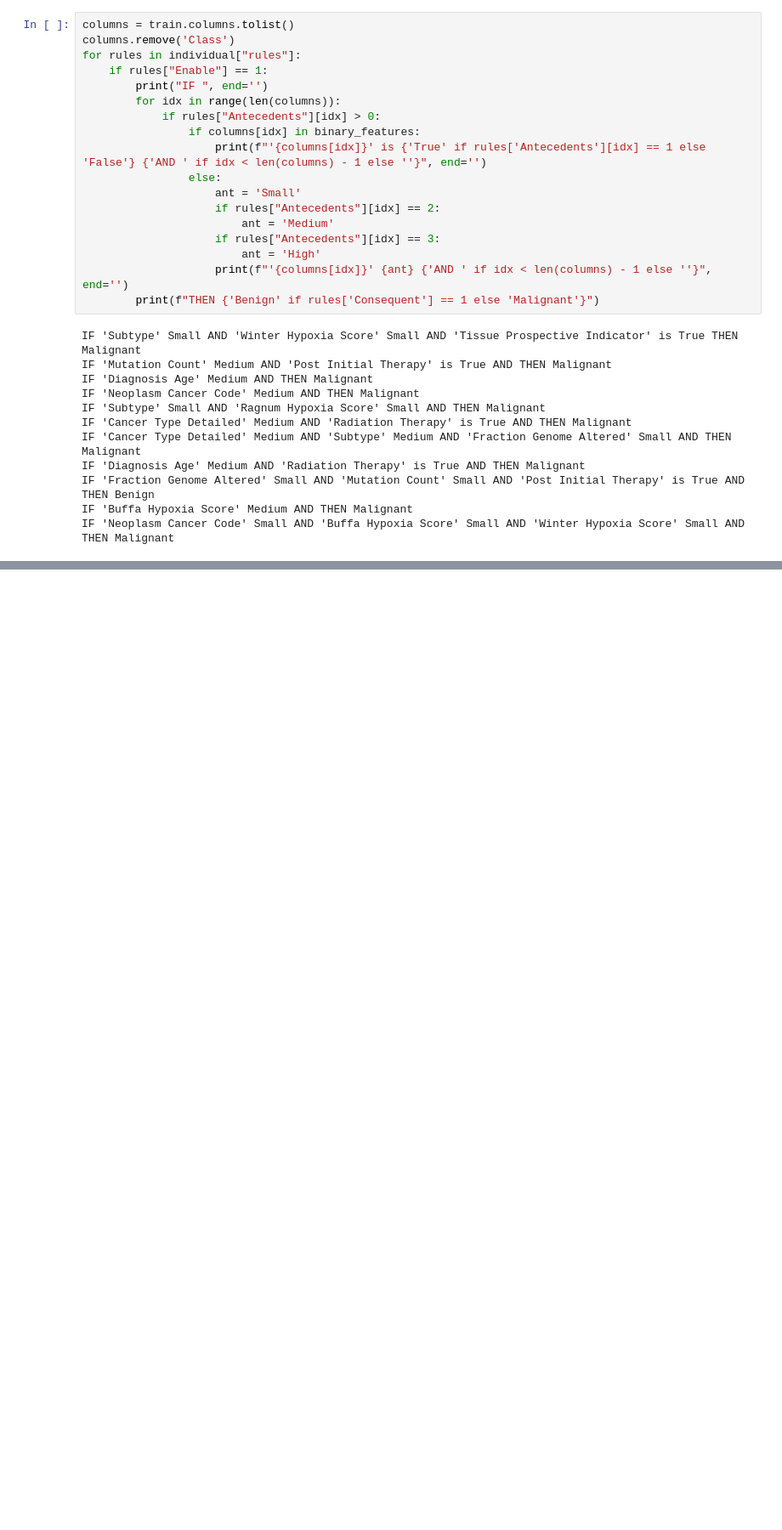
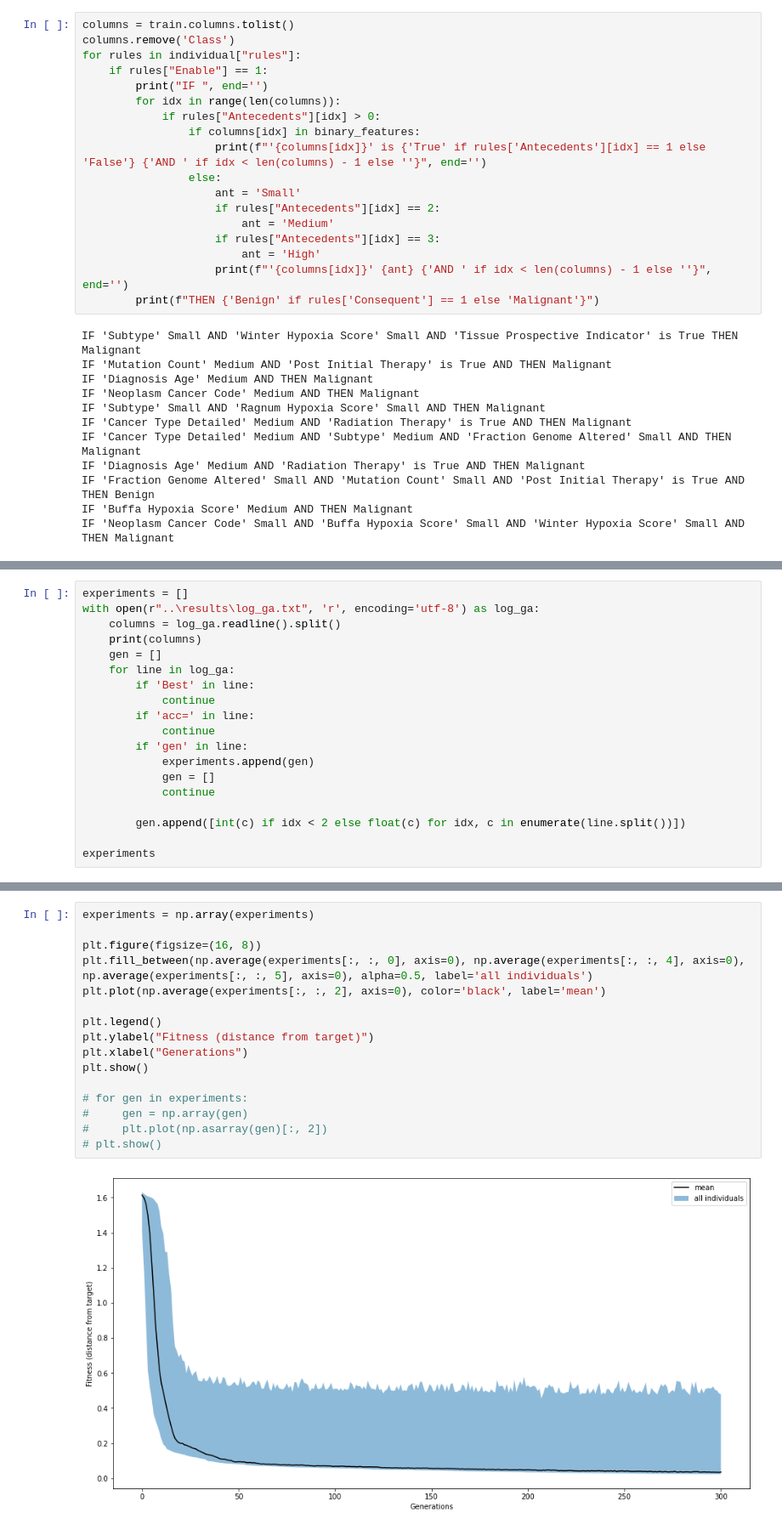
Before and after one commit to slynrick/OptimizingExplainabilityFuzzyGeneticBreastCancerRecurrenceClassifier, a Jupyter notebook: code/results.ipynb, the cells around one changed output, grey strips where cells are left out. Shown: that part at 85% size. Saved outputs shown, nothing was run; the diff lists cells and outputs as text; blank space fills up the shorter version.

```diff
--- a/code/results.ipynb
+++ b/code/results.ipynb
@@ -100,0 +124,19 @@ IF 'Neoplasm Cancer Code' Small AND 'Buffa Hypoxia Score' Small AND 'Winter Hypo
+# %%
+experiments = []
+with open(r"..\results\log_ga.txt", 'r', encoding='utf-8') as log_ga:
+    columns = log_ga.readline().split()
+    print(columns)
+    gen = []
+    for line in log_ga:
+        if 'Best' in line:
+            continue
+        if 'acc=' in line:
+            continue
+        if 'gen' in line:
+            experiments.append(gen)
+            gen = []
+            continue
+
+        gen.append([int(c) if idx < 2 else float(c) for idx, c in enumerate(line.split())])
+
+experiments
@@ -100,0 +162,18 @@ IF 'Neoplasm Cancer Code' Small AND 'Buffa Hypoxia Score' Small AND 'Winter Hypo
+# %%
+experiments = np.array(experiments)
+
+plt.figure(figsize=(16, 8))
+plt.fill_between(np.average(experiments[:, :, 0], axis=0), np.average(experiments[:, :, 4], axis=0), np.average(experiments[:, :, 5], axis=0), alpha=0.5, label='all individuals')
+plt.plot(np.average(experiments[:, :, 2], axis=0), color='black', label='mean')
+
+plt.legend()
+plt.ylabel("Fitness (distance from target)")
+plt.xlabel("Generations")
+plt.show()
+
+# for gen in experiments:
+#     gen = np.array(gen)
+#     plt.plot(np.asarray(gen)[:, 2])
+# plt.show()
+# %% [output]
+[figure, added]
```
Also changed, not shown: parts of 7 cells of this notebook.
